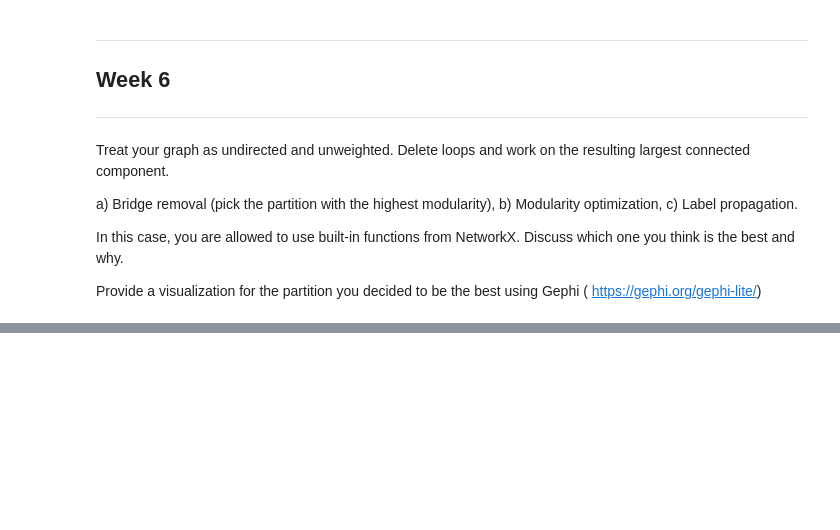
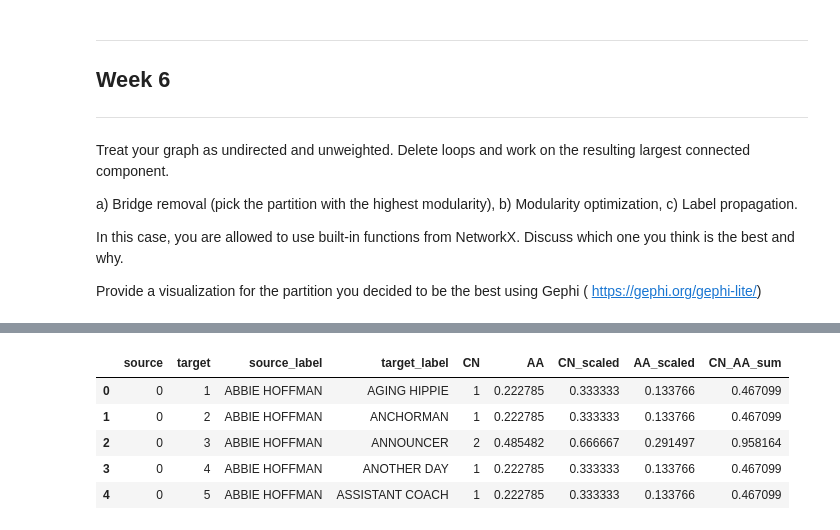
Before and after one commit to bobishgr8/LuissSNA, a Jupyter notebook: proper_intereem_report.ipynb, the cells around one changed output, grey strips where cells are left out. Saved outputs shown, nothing was run; the diff lists cells and outputs as text; code cells hidden in the pictures; blank space fills up the shorter version.

```diff
--- a/proper_intereem_report.ipynb
+++ b/proper_intereem_report.ipynb
@@ -766,0 +1045,27 @@ Provide a visualization for the partition you decided to be the best using Gephi
+# %%
+import networkx as nx
+
+G = nx.Graph()
+
+# add nodes
+for node in graph_data["nodes"]:
+    G.add_node(
+        node["id"],
+        label=node["label"],
+        community=node["community"]
+    )
+
+# add edges
+for edge in graph_data["edges"]:
+    G.add_edge(
+        edge["source"],
+        edge["target"],
+        weight=edge["weight"]
+    )
+
+print(G.number_of_nodes())
+print(G.number_of_edges())
+
+nx.write_graphml(G, "C:\\Users\\user\\Desktop\\forrest_gump_week6.graphml")
+
+print("GraphML export successful!")
@@ -766,0 +1160,10 @@ Provide a visualization for the partition you decided to be the best using Gephi
+# %%
+week7_scores = compute_missing_link_scores(main_graph)
+week7_scores.head()
+# %% [output]
+|  | source | target | source_label | target_label | CN | AA | CN_scaled | AA_scaled | CN_AA_sum |
+| 0 | 0 | 1 | ABBIE HOFFMAN | AGING HIPPIE | 1 | 0.222785 | 0.333333 | 0.133766 | 0.467099 |
+| 1 | 0 | 2 | ABBIE HOFFMAN | ANCHORMAN | 1 | 0.222785 | 0.333333 | 0.133766 | 0.467099 |
+| 2 | 0 | 3 | ABBIE HOFFMAN | ANNOUNCER | 2 | 0.485482 | 0.666667 | 0.291497 | 0.958164 |
+| 3 | 0 | 4 | ABBIE HOFFMAN | ANOTHER DAY | 1 | 0.222785 | 0.333333 | 0.133766 | 0.467099 |
+| 4 | 0 | 5 | ABBIE HOFFMAN | ASSISTANT COACH | 1 | 0.222785 | 0.333333 | 0.133766 | 0.467099 |
```
Also changed, not shown: parts of 24 cells of this notebook.
